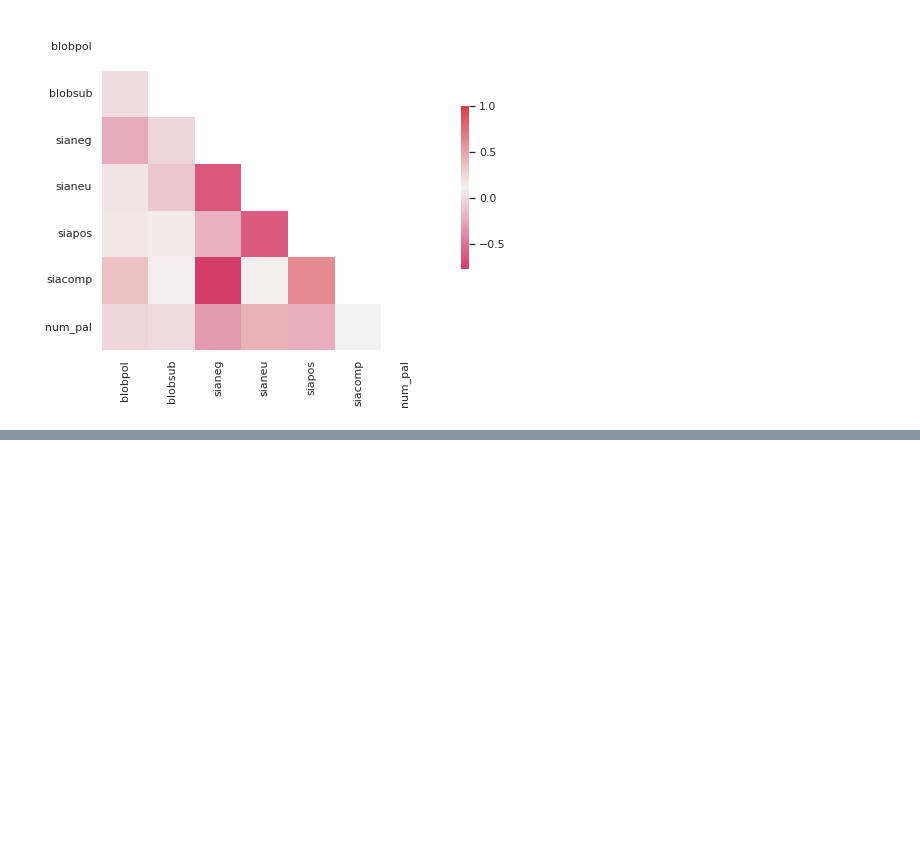
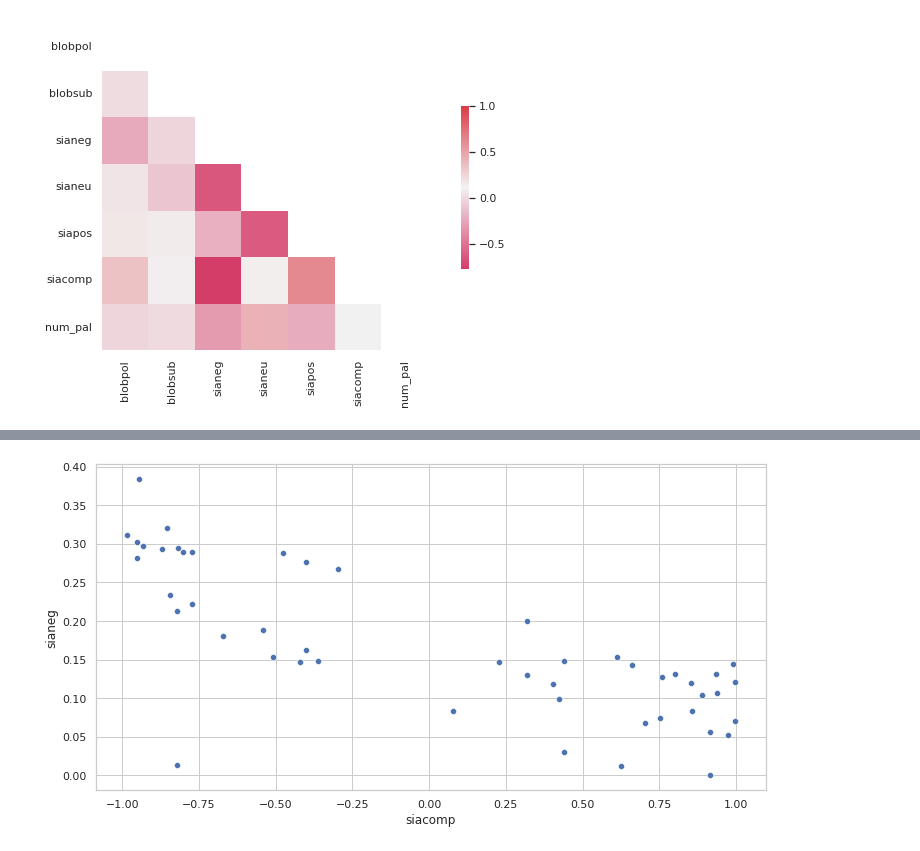
Before and after one commit to data2021oct/web-scrapping-miniproject, a Jupyter notebook: visual.ipynb, the cells around one changed output, grey strips where cells are left out. Cells and saved outputs as stored; diff of their text form; code cells hidden in the pictures; blank space fills up the shorter version.

```diff
--- a/visual.ipynb
+++ b/visual.ipynb
@@ -53,0 +70,4 @@ sns.heatmap(corr,
+# %%
+sns.scatterplot(x="siacomp", y="sianeg",data=sentiments);
+# %% [output]
+[figure, added]
```
Also changed, not shown: parts of 4 cells of this notebook.
